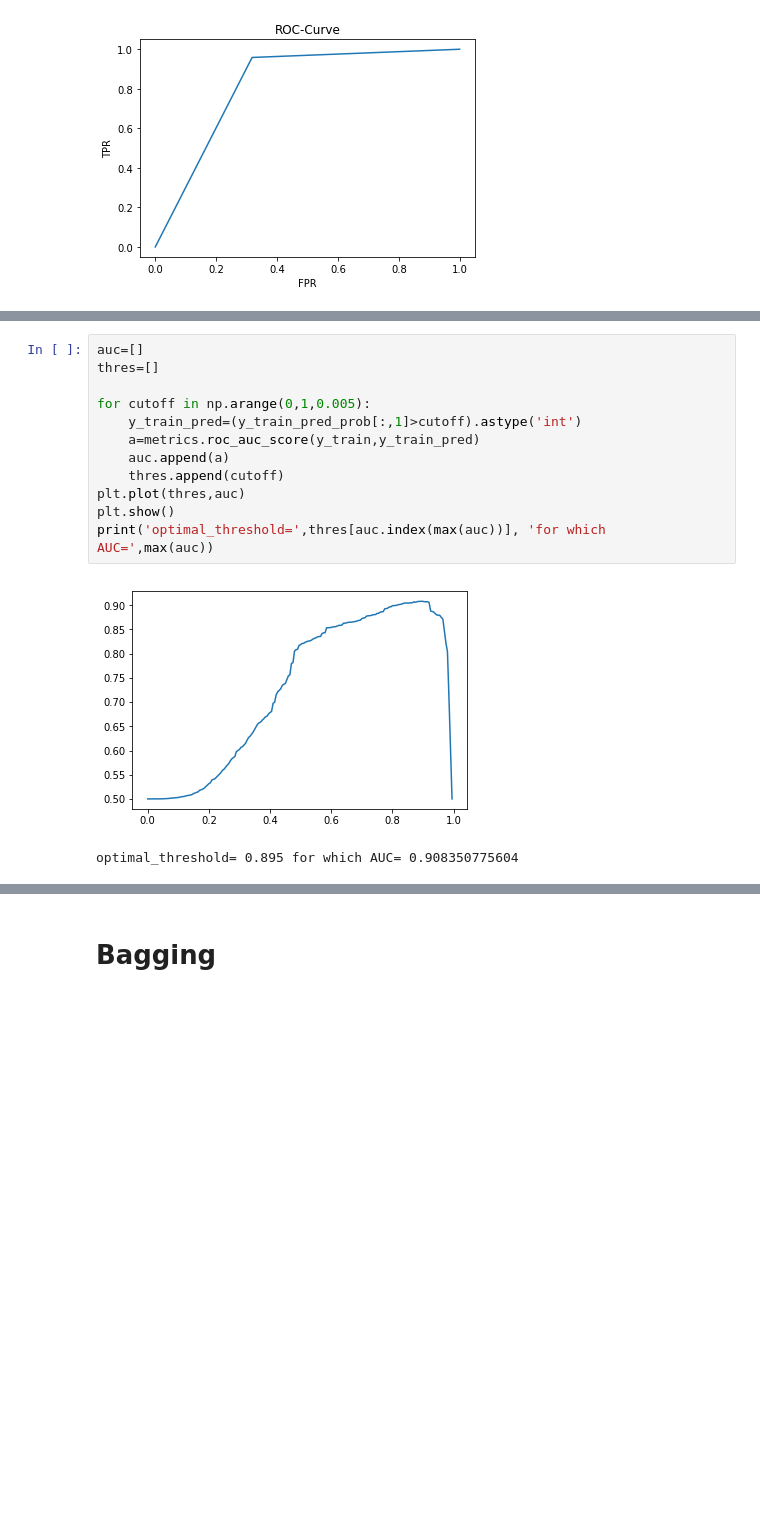
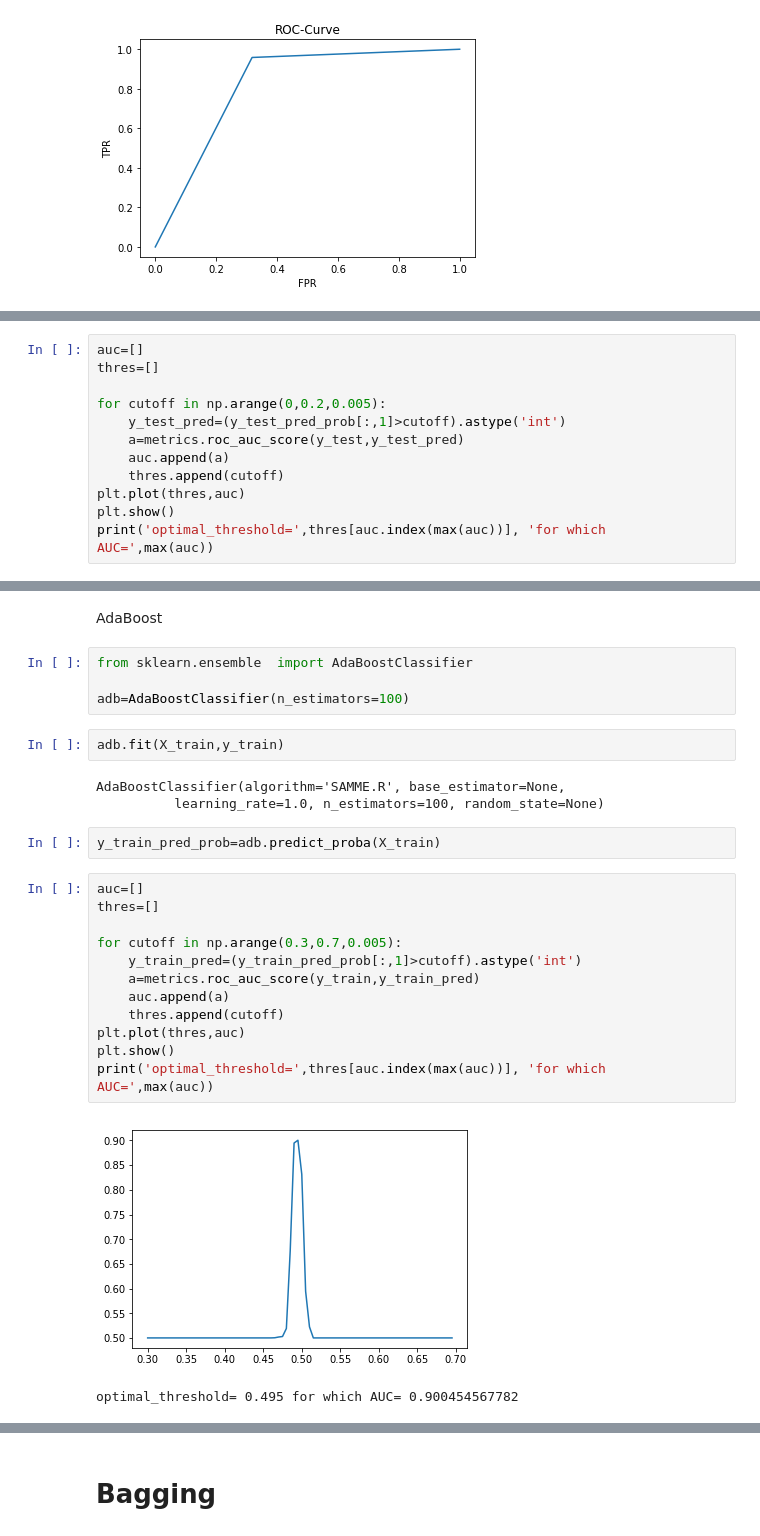
Before and after one commit to prraj67/ad_traffic_fraud, a Jupyter notebook: adtraffic_fraud_20180405- More Balanced Class.ipynb, the cells around one changed output, grey strips where cells are left out. Drawn from its saved outputs; the diff is of its cells as text; blank space fills up the shorter version.

```diff
--- a/adtraffic_fraud_20180405- More Balanced Class.ipynb
+++ b/adtraffic_fraud_20180405- More Balanced Class.ipynb
@@ -1420,0 +1552,12 @@ min(y_train_pred_prob[:,1])
+# %%
+auc=[]
+thres=[]
+
+for cutoff in np.arange(0,0.2,0.005):
+    y_test_pred=(y_test_pred_prob[:,1]>cutoff).astype('int')
+    a=metrics.roc_auc_score(y_test,y_test_pred)
+    auc.append(a)
+    thres.append(cutoff)
+plt.plot(thres,auc)
+plt.show()
+print('optimal_threshold=',thres[auc.index(max(auc))], 'for which AUC=',max(auc))
@@ -1421,15 +1567,28 @@ min(y_train_pred_prob[:,1])
+# %% [markdown]
+AdaBoost
+# %%
+from sklearn.ensemble  import AdaBoostClassifier
+
+adb=AdaBoostClassifier(n_estimators=100)
+# %%
+adb.fit(X_train,y_train)
+# %% [output]
+AdaBoostClassifier(algorithm='SAMME.R', base_estimator=None,
+          learning_rate=1.0, n_estimators=100, random_state=None)
+# %%
+y_train_pred_prob=adb.predict_proba(X_train)
 # %%
 auc=[]
 thres=[]
 
-for cutoff in np.arange(0,1,0.005):
+for cutoff in np.arange(0.3,0.7,0.005):
     y_train_pred=(y_train_pred_prob[:,1]>cutoff).astype('int')
     a=metrics.roc_auc_score(y_train,y_train_pred)
     auc.append(a)
     thres.append(cutoff)
 plt.plot(thres,auc)
 plt.show()
 print('optimal_threshold=',thres[auc.index(max(auc))], 'for which AUC=',max(auc))
 # %% [output]
-[figure, old version]
+[figure, new version]
-optimal_threshold= 0.895 for which AUC= 0.908350775604
+optimal_threshold= 0.495 for which AUC= 0.900454567782
```
Also changed, not shown: parts of 47 cells of this notebook.
